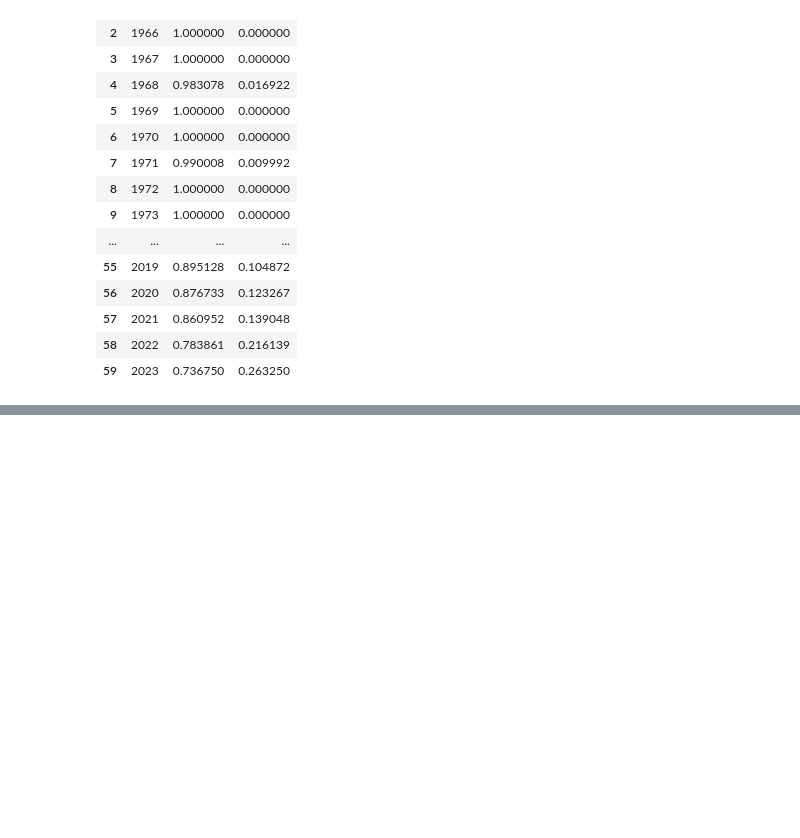
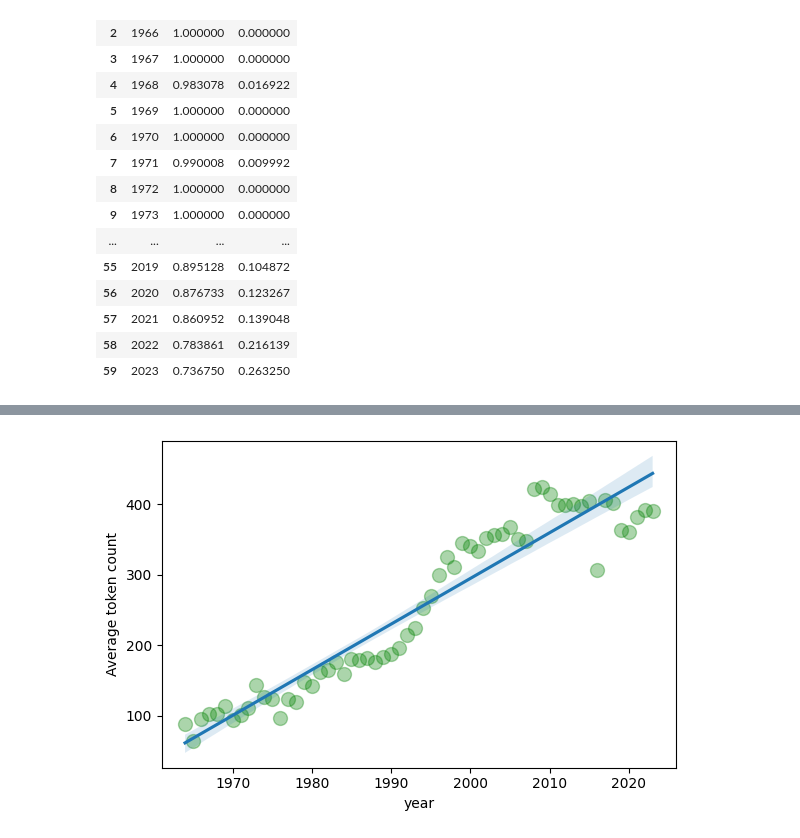
Before and after one commit to joonas-yoon/kpop-lyrics-analytics, a Jupyter notebook: analytics_kiwi.ipynb, the cells around one changed output, grey strips where cells are left out. Cells and saved outputs as stored; diff of their text form; code cells hidden in the pictures; blank space fills up the shorter version.

```diff
--- a/analytics_kiwi.ipynb
+++ b/analytics_kiwi.ipynb
@@ -559,0 +563,8 @@ lyrics_all_df[lyrics_all_df.year == 2017].to_csv('missing_l.csv', encoding='utf-
+# %%
+plt.figure(figsize=(6, 4))
+sns.regplot(data=cnt_df, x='year', y='avg_tokens', scatter_kws={"fc": "g", "ec": "g", "s": 100, "alpha": 0.33})
+plt.ylabel('Average token count')
+plt.tight_layout()
+plt.show()
+# %% [output]
+[figure, added]
```
Also changed, not shown: parts of 29 cells of this notebook, 1 other file.
